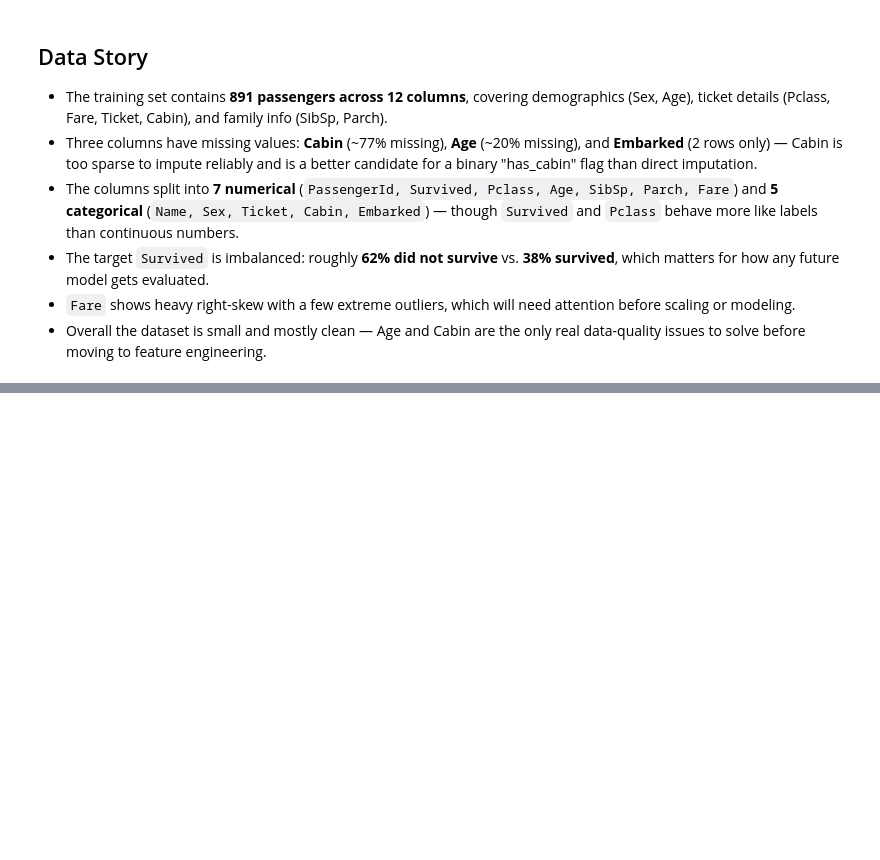
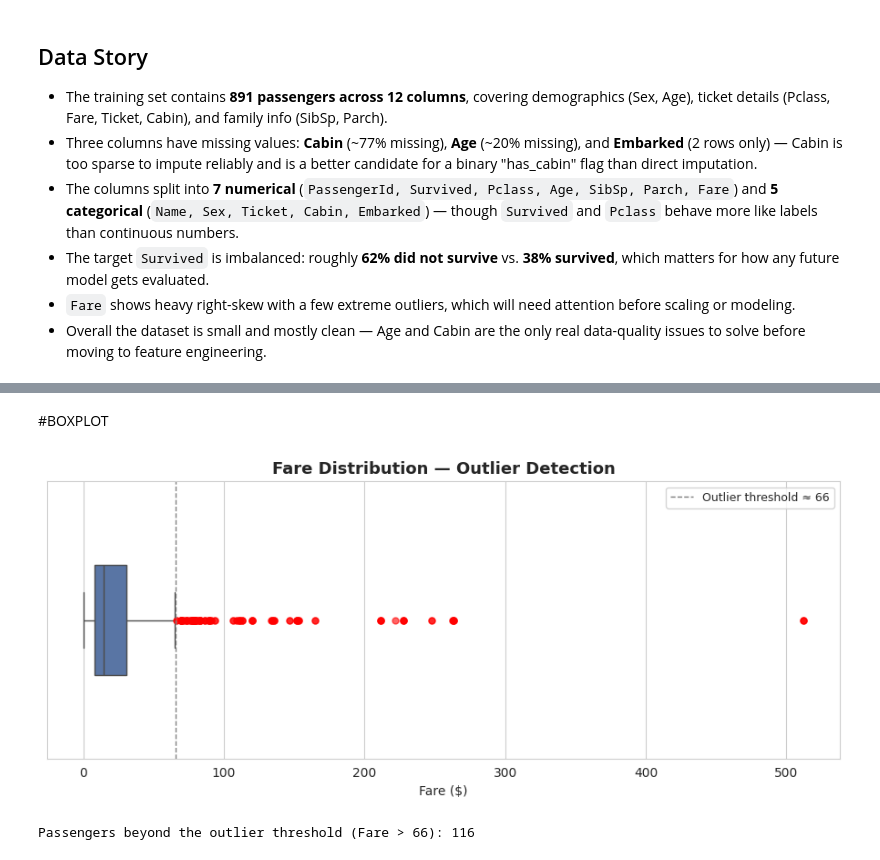
Before and after one commit to huzaifa505694/NeuroFive-ML-Track, a Jupyter notebook: NeuroFive-ML-Track.ipynb, the cells around one changed output, grey strips where cells are left out. Saved outputs shown, nothing was run; the diff lists cells and outputs as text; code cells hidden in the pictures; blank space fills up the shorter version.

Commit message:
Add files via upload
"Task 2: clean missing data, detect outliers, add 4 visualizations, answer survival-driver question"

```diff
--- a/NeuroFive-ML-Track.ipynb
+++ b/NeuroFive-ML-Track.ipynb
@@ -83,0 +95,8 @@ Categorical columns (5): ['Name', 'Sex', 'Ticket', 'Cabin', 'Embarked']
+# %%
+df["Age"] = df["Age"].fillna(df["Age"].median())
+df["Embarked"] = df["Embarked"].fillna(df["Embarked"].mode()[0])
+
+df["Has_Cabin"] = df["Cabin"].notnull().astype(int)
+df = df.drop(columns=["Cabin"])
+
+df.isnull().sum()
@@ -83,0 +118,35 @@ Categorical columns (5): ['Name', 'Sex', 'Ticket', 'Cabin', 'Embarked']
+# %% [markdown]
+#BOXPLOT
+# %%
+sns.set_style("whitegrid")
+
+fig, ax = plt.subplots(figsize=(9, 4))
+
+sns.boxplot(
+    x=df["Fare"],
+    color="#4C72B0",
+    width=0.4,
+    fliersize=5,
+    flierprops=dict(marker="o", markerfacecolor="red", markeredgecolor="red", alpha=0.6),
+    ax=ax
+)
+
+
+q1, q3 = df["Fare"].quantile([0.25, 0.75])
+iqr = q3 - q1
+upper_whisker = q3 + 1.5 * iqr
+
+ax.axvline(upper_whisker, color="gray", linestyle="--", linewidth=1,
+           label=f"Outlier threshold ≈ {upper_whisker:.0f}")
+ax.set_title("Fare Distribution — Outlier Detection", fontsize=13, fontweight="bold")
+ax.set_xlabel("Fare ($)")
+ax.legend(loc="upper right", fontsize=9)
+
+plt.tight_layout()
+plt.show()
+
+n_outliers = (df["Fare"] > upper_whisker).sum()
+print(f"Passengers beyond the outlier threshold (Fare > {upper_whisker:.0f}): {n_outliers}")
+# %% [output]
+[figure, added]
+Passengers beyond the outlier threshold (Fare > 66): 116
```
Also changed, not shown: parts of 12 cells of this notebook.
